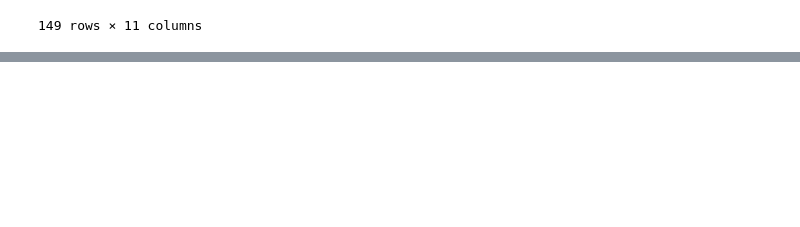
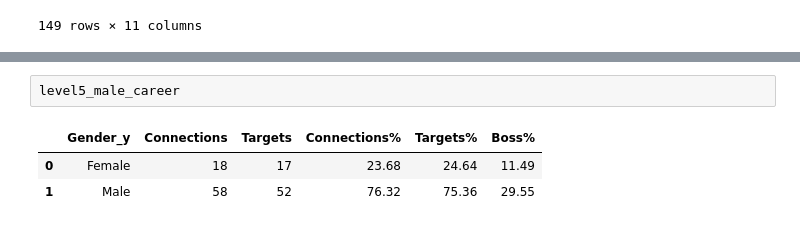
Before and after one commit to feelzoo/assortativity, a Jupyter notebook: Assortativity.ipynb, the cells around one changed output, grey strips where cells are left out. Saved outputs shown, nothing was run; the diff lists cells and outputs as text; blank space fills up the shorter version.

```diff
--- a/Assortativity.ipynb
+++ b/Assortativity.ipynb
@@ -2538,0 +2526,6 @@ The assortativity of the network is 0.26986616946343467
+# %%
+level5_male_career
+# %% [output]
+|  | Gender_y | Connections | Targets | Connections% | Targets% | Boss% |
+| 0 | Female | 18 | 17 | 23.68 | 24.64 | 11.49 |
+| 1 | Male | 58 | 52 | 76.32 | 75.36 | 29.55 |
```
Also changed, not shown: parts of 41 cells of this notebook.
